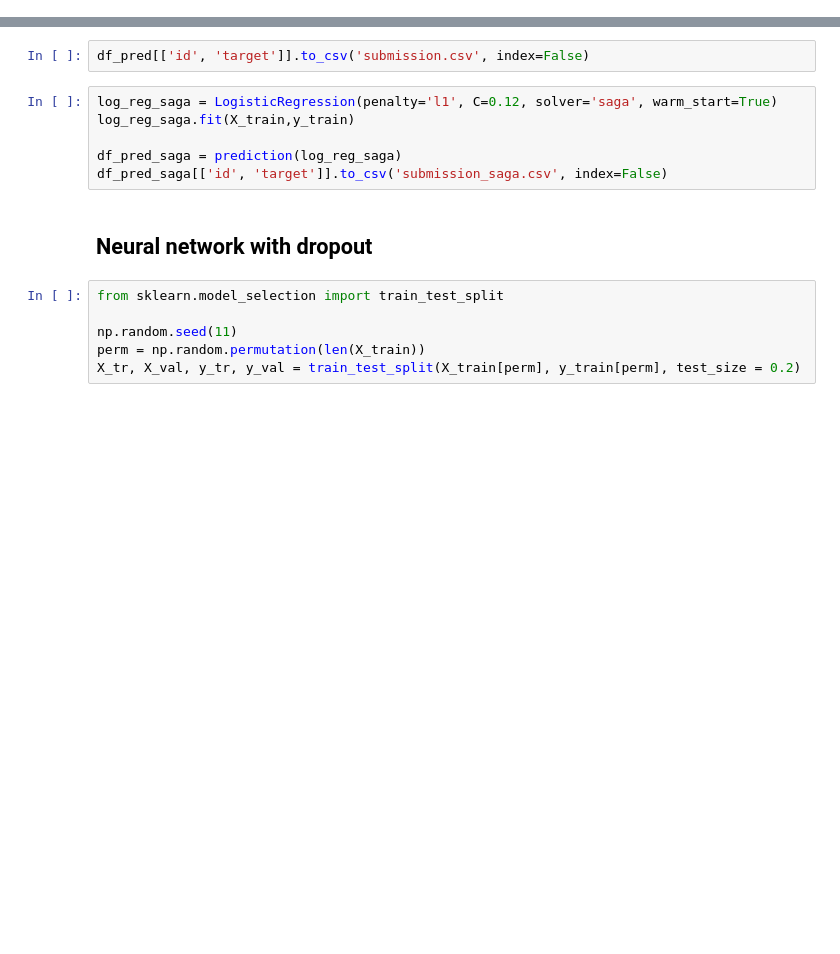
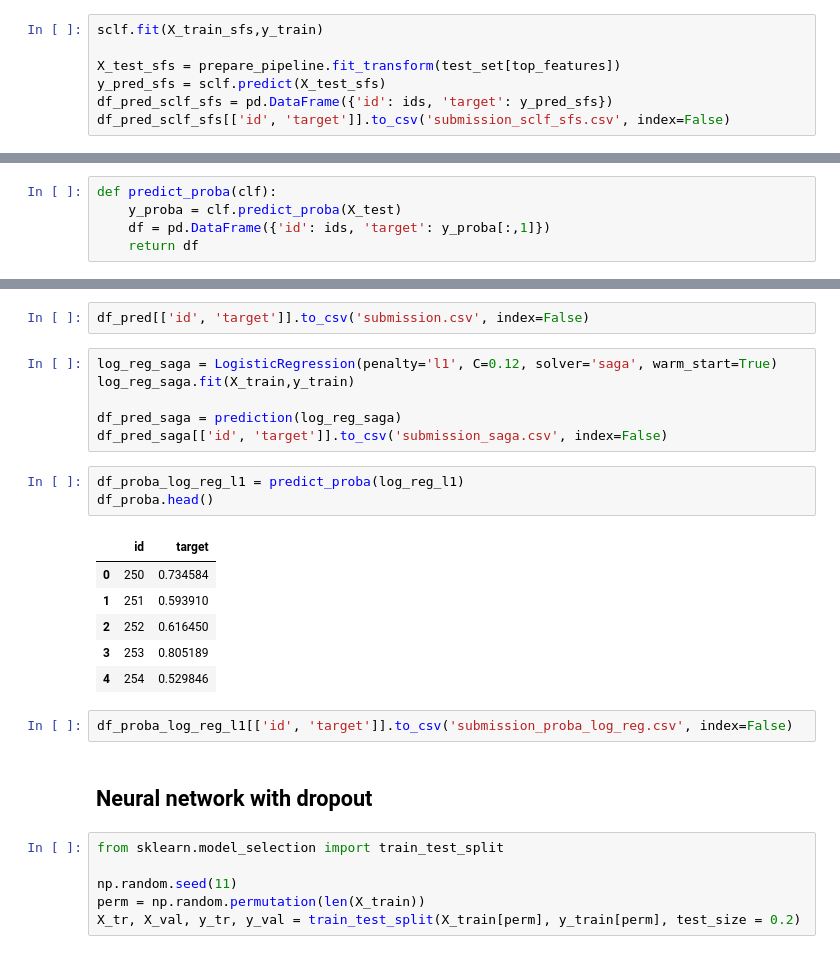
Before and after one commit to benjamin-assel/Deep-learning, a Jupyter notebook: DontOverfit.ipynb, the cells around one changed output, grey strips where cells are left out. Cells and saved outputs as stored; diff of their text form; blank space fills up the shorter version.

```diff
--- a/DontOverfit.ipynb
+++ b/DontOverfit.ipynb
@@ -798,3 +836,10 @@ df_stacking[['id', 'target']].to_csv('submission_stacking.csv', index=False)
+# %%
+sclf.fit(X_train_sfs,y_train)
+
+X_test_sfs = prepare_pipeline.fit_transform(test_set[top_features])
+y_pred_sfs = sclf.predict(X_test_sfs)
+df_pred_sclf_sfs = pd.DataFrame({'id': ids, 'target': y_pred_sfs})
+df_pred_sclf_sfs[['id', 'target']].to_csv('submission_sclf_sfs.csv', index=False)
 # %% [markdown]
 ## Bayesian model
 # %%
@@ -1032,6 +1018,11 @@ def prediction(clf):
     y_predict = clf.predict(X_test)
     df = pd.DataFrame({'id': ids, 'target': y_predict})
     return df
+# %%
+def predict_proba(clf):
+    y_proba = clf.predict_proba(X_test)
+    df = pd.DataFrame({'id': ids, 'target': y_proba[:,1]})
+    return df
 # %%
 df_pred = prediction(log_reg_l1)
 
@@ -1051,6 +1042,18 @@ log_reg_saga.fit(X_train,y_train)
 
 df_pred_saga = prediction(log_reg_saga)
 df_pred_saga[['id', 'target']].to_csv('submission_saga.csv', index=False)
+# %%
+df_proba_log_reg_l1 = predict_proba(log_reg_l1)
+df_proba.head()
+# %% [output]
+|  | id | target |
+| 0 | 250 | 0.734584 |
+| 1 | 251 | 0.593910 |
+| 2 | 252 | 0.616450 |
+| 3 | 253 | 0.805189 |
+| 4 | 254 | 0.529846 |
+# %%
+df_proba_log_reg_l1[['id', 'target']].to_csv('submission_proba_log_reg.csv', index=False)
 # %% [markdown]
 ## Neural network with dropout
 # %%
```
Also changed, not shown: parts of 34 cells of this notebook.
